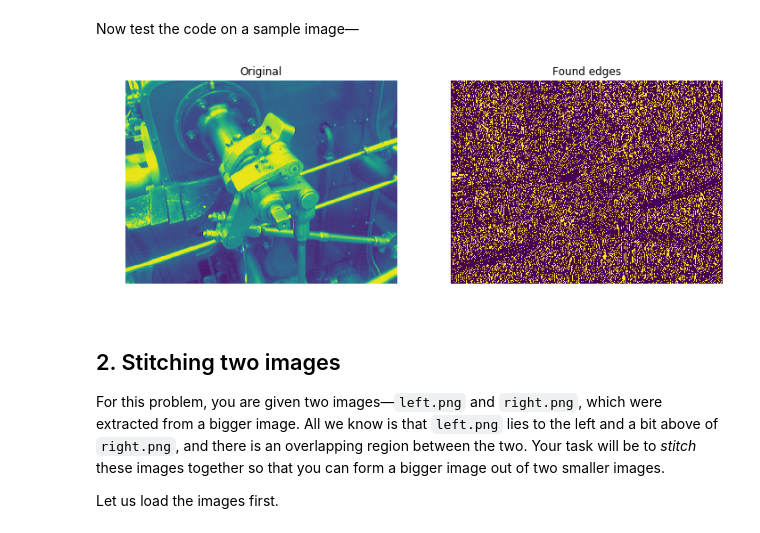
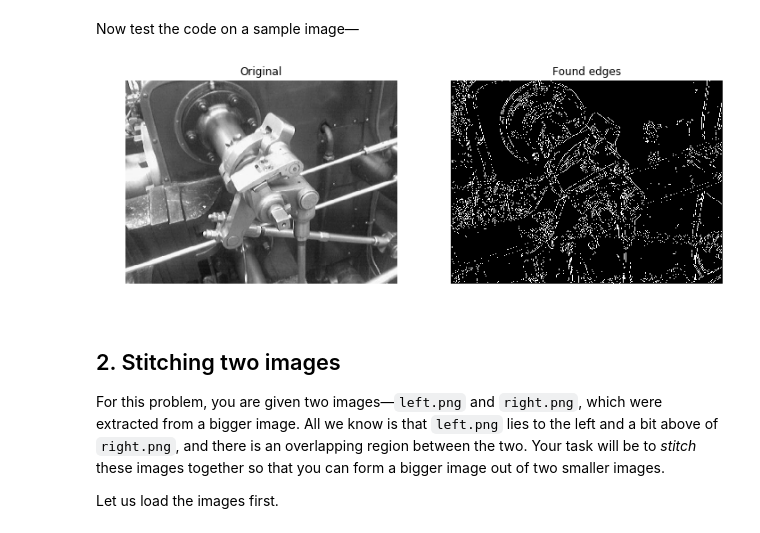
Before and after one commit to paulasquin/computer-vision-cs, a Jupyter notebook: Assignment1/VIC2018_Assignment1.ipynb, the cells around one changed output. Cells and saved outputs as stored; diff of their text form; code cells hidden in the pictures.

```diff
--- a/Assignment1/VIC2018_Assignment1.ipynb
+++ b/Assignment1/VIC2018_Assignment1.ipynb
@@ -206,25 +218,25 @@ def canny_edge_detector(img, thresh_lo=0.2, thresh_hi=0.25):
 Now test the code on a sample image&mdash;
 # %%
 img   = cv2.imread('valve.png')
-img   = cv2.cvtColor(img, cv2.COLOR_RGB2GRAY)
+img   = cv2.cvtColor(img, cv2.COLOR_RGB2GRAY) / 255
 
-edges = canny_edge_detector(img)
+edges = canny_edge_detector(img, thresh_lo=0.1, thresh_hi=0.2)
 
 plt.figure(figsize=(12,6))
 
 plt.subplot(1, 2, 1)
-plt.imshow(img)
+plt.imshow(img, cmap="gray")
 plt.axis('off')
 plt.title('Original')
 
 plt.subplot(1, 2, 2)
-plt.imshow(edges)
+plt.imshow(edges, cmap="gray")
 plt.axis('off')
 plt.title('Found edges')
 
 plt.show()
 # %% [output]
-[figure, old version]
+[figure, new version]
 # %% [markdown]
 ## 2. Stitching two images
 
```
Also changed, not shown: parts of 2 cells of this notebook.
